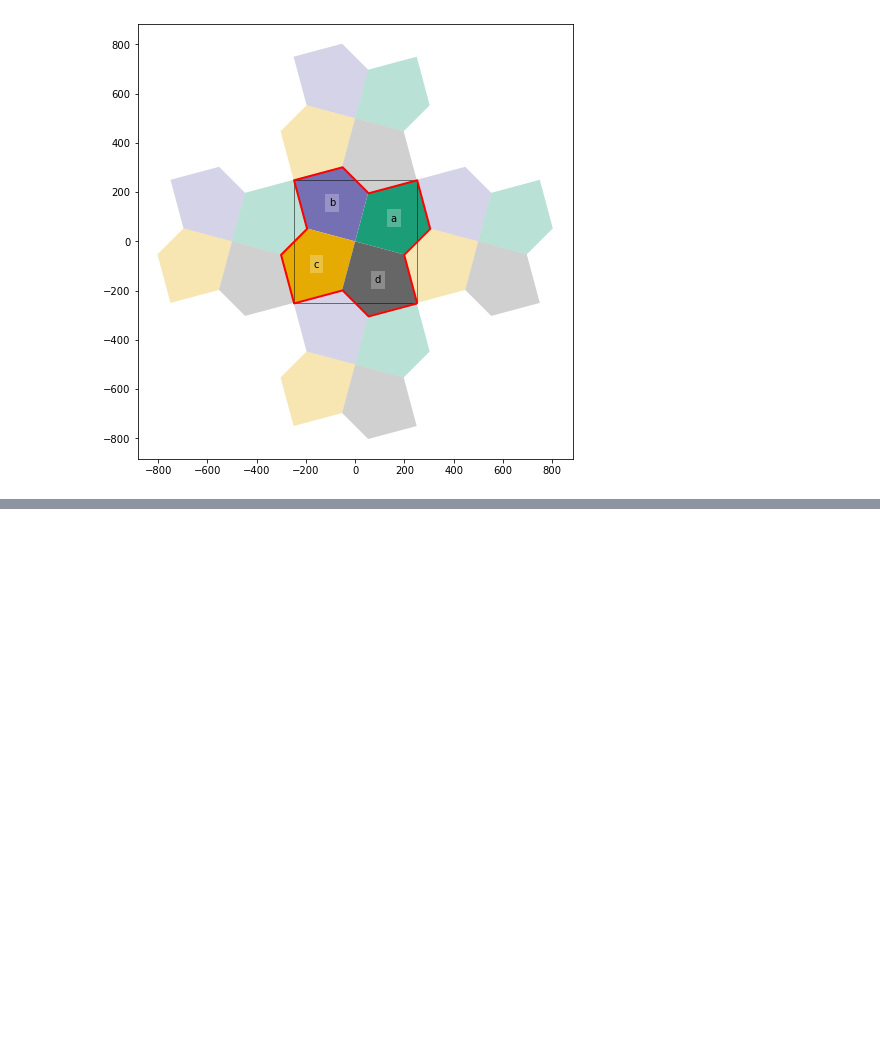
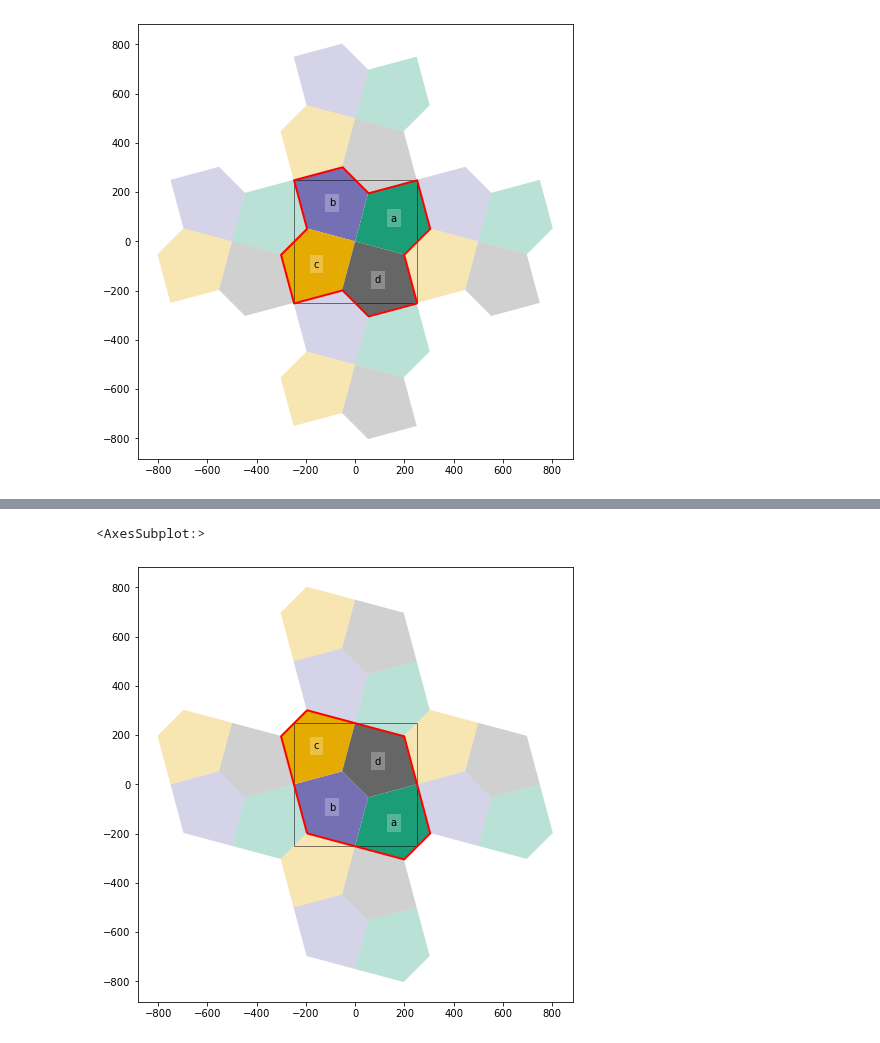
Before and after one commit to DOSull/weaving-space, a Jupyter notebook: weavingspace/example-tiles-cairo.ipynb, the cells around one changed output, grey strips where cells are left out. Cells and saved outputs as stored; diff of their text form; code cells hidden in the pictures; blank space fills up the shorter version.

```diff
--- a/weavingspace/example-tiles-cairo.ipynb
+++ b/weavingspace/example-tiles-cairo.ipynb
@@ -34,0 +39,13 @@ fig = t30.render(use_ellipse = True, ellipse_magnification = 0.9)
+# %%
+from shapely.affinity import translate
+
+v = tile_unit.get_vectors()
+v = [v[3], v[3], v[1], v[1]]  # these are the up and down vectors
+tile_unit.elements.geometry = gpd.GeoSeries(
+    [translate(g, xy[0] / 2, xy[1] / 2)
+     for g, xy in zip(tile_unit.elements.geometry, v)])
+tile_unit.make_regularised_tile_from_elements()
+tile_unit.plot(r = 1)
+# %% [output]
+<AxesSubplot:>
+[figure, added]
```
Also changed, not shown: parts of 5 cells of this notebook.
